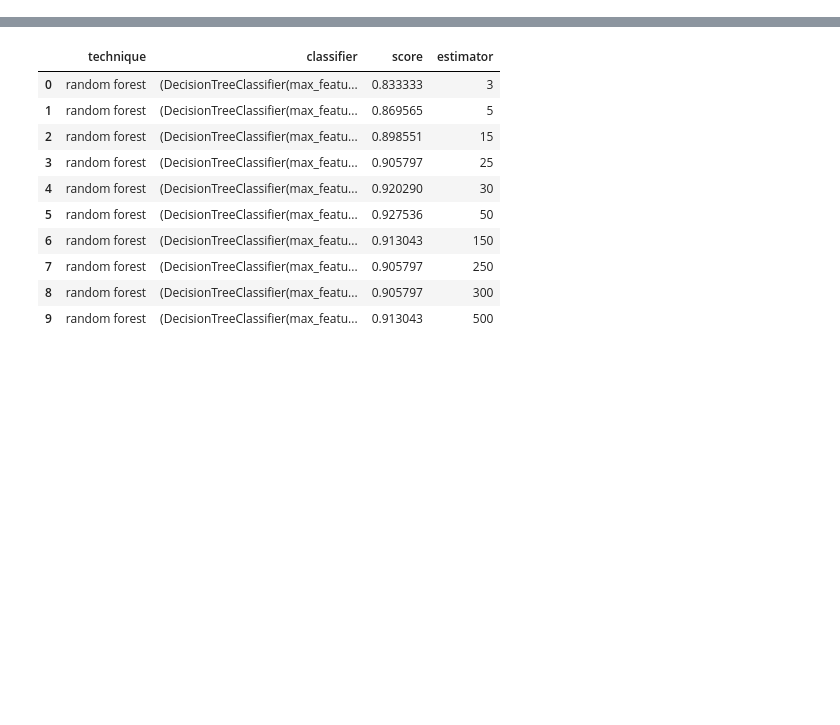
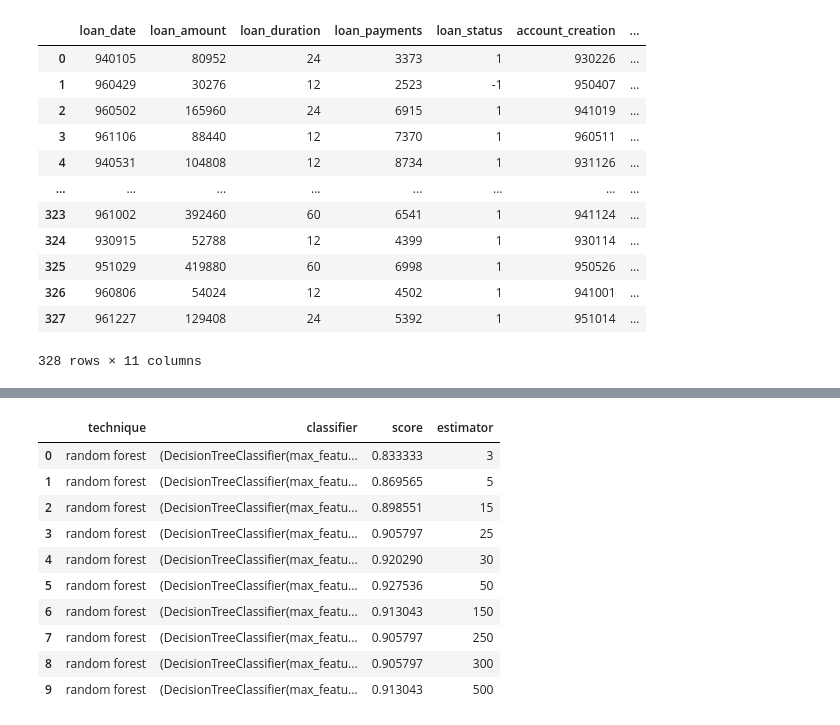
Before and after one commit to joaonmatos/feup-machine-learning, a Jupyter notebook: classifiers.ipynb, the cells around one changed output, grey strips where cells are left out. Saved outputs shown, nothing was run; the diff lists cells and outputs as text; code cells hidden in the pictures; blank space fills up the shorter version.

```diff
--- a/classifiers.ipynb
+++ b/classifiers.ipynb
@@ -3,3 +3,19 @@ import pandas as pd
 train_dataset = pd.read_csv("features/v1/learn.csv")
 train_features = train_dataset.drop("loan_status", axis=1)
 train_labels = train_dataset.loan_status
+# %%
+train_dataset
+# %% [output]
+|  | loan_date | loan_amount | loan_duration | loan_payments | loan_status | account_creation | ... |
+| 0 | 940105 | 80952 | 24 | 3373 | 1 | 930226 | ... |
+| 1 | 960429 | 30276 | 12 | 2523 | -1 | 950407 | ... |
+| 2 | 960502 | 165960 | 24 | 6915 | 1 | 941019 | ... |
+| 3 | 961106 | 88440 | 12 | 7370 | 1 | 960511 | ... |
+| 4 | 940531 | 104808 | 12 | 8734 | 1 | 931126 | ... |
+| ... | ... | ... | ... | ... | ... | ... | ... |
+| 323 | 961002 | 392460 | 60 | 6541 | 1 | 941124 | ... |
+| 324 | 930915 | 52788 | 12 | 4399 | 1 | 930114 | ... |
+| 325 | 951029 | 419880 | 60 | 6998 | 1 | 950526 | ... |
+| 326 | 960806 | 54024 | 12 | 4502 | 1 | 941001 | ... |
+| 327 | 961227 | 129408 | 24 | 5392 | 1 | 951014 | ... |
+328 rows × 11 columns
```
Also changed, not shown: parts of 5 cells of this notebook, 1 other file.
